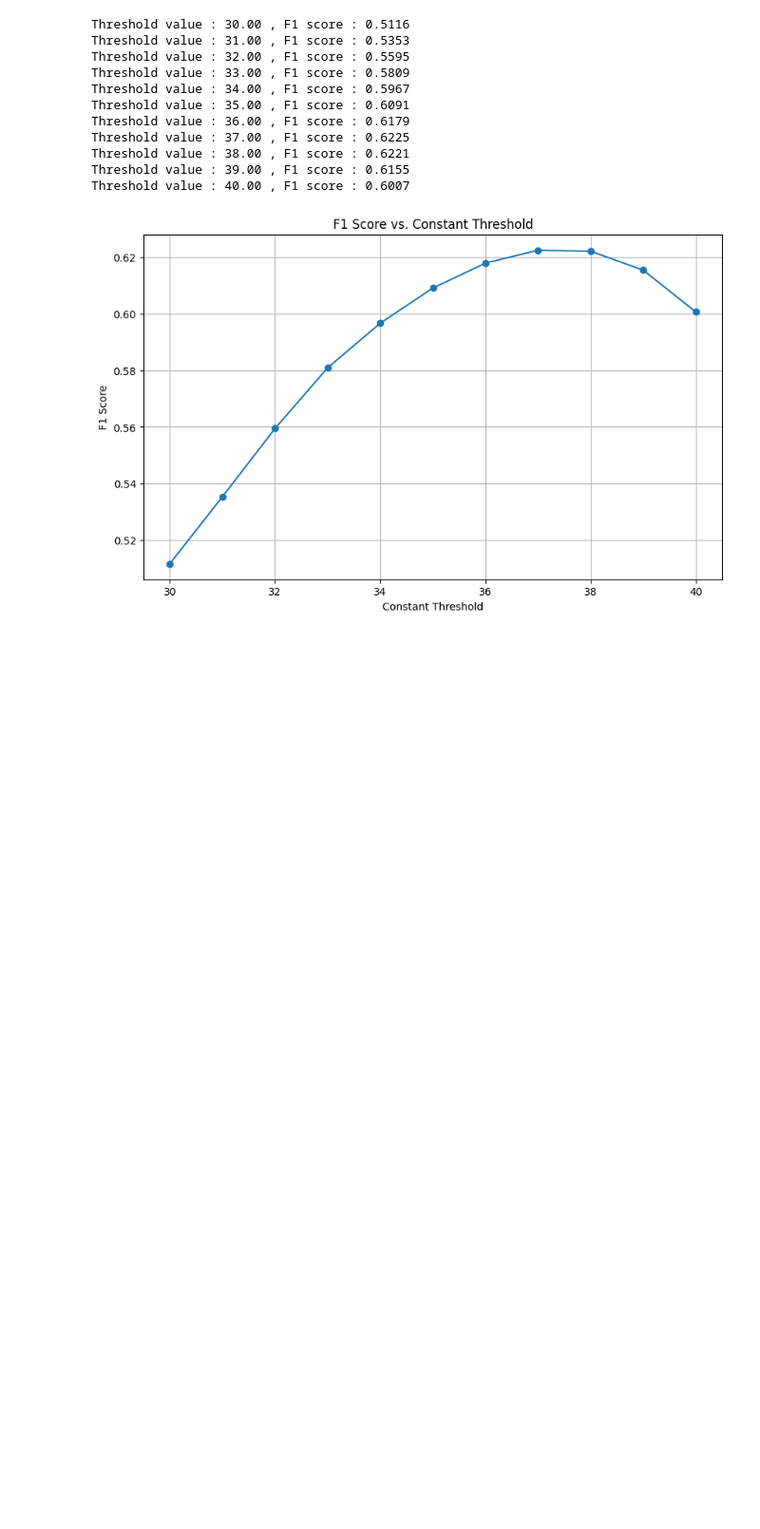
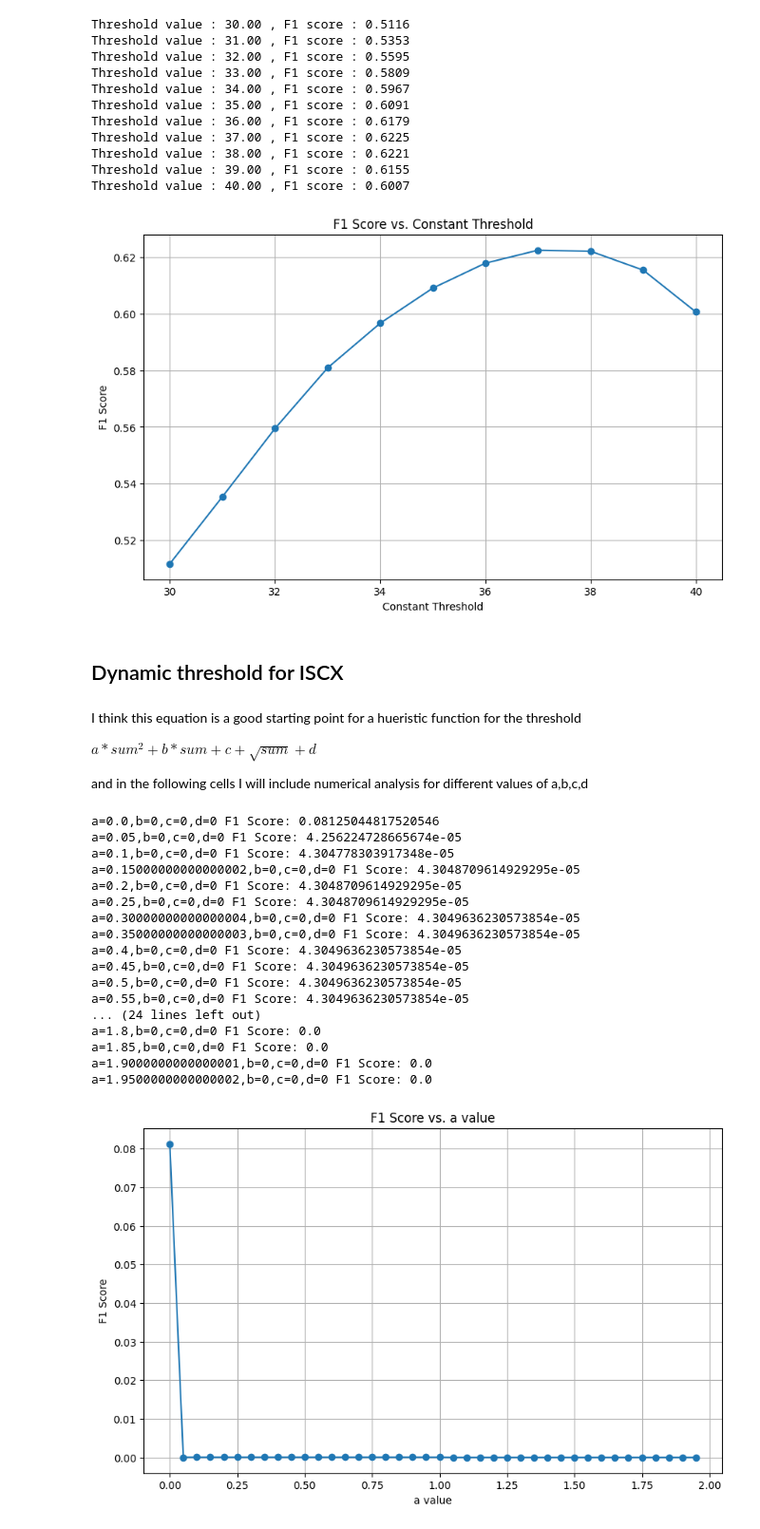
Before and after one commit to MKasaei00/graph-edge-anomaly-detection, a Jupyter notebook: AnoEdge/notebooks/DARPA_ISCX_systematic_metadata_analysis.ipynb, the cells around one changed output. Shown at 95% size. Saved outputs shown, nothing was run; the diff lists cells and outputs as text; code cells hidden in the pictures; blank space fills up the shorter version.

```diff
--- a/AnoEdge/notebooks/DARPA_ISCX_systematic_metadata_analysis.ipynb
+++ b/AnoEdge/notebooks/DARPA_ISCX_systematic_metadata_analysis.ipynb
@@ -945,3 +951,14 @@ Minimum cost: 0.9340228262775981
 ## Combine and try on two datasets
 # %% [markdown]
 Now I will try some values that worked on dataset DARPA. and see how they work or no on dataset ISCX
+# %%
+a = 0
+b = -0.14
+c = 12.87
+d = 0
+
+print(f"a={a},b={b},c={c},d={d}",end=' ')
+df2['generated_threshold_value'] = ((a * (df2['sum']**2)) + (b * df2['sum']) + (c * np.sqrt(df2['sum'])) + d)
+df2['generated_label'] = np.where(df2['score'] >= df2['generated_threshold_value'], 1, 0)
+f1 = f1_score(df2['label'], df2['generated_label'], zero_division=1)
+print(f"F1 Score: {f1:0.4f}")
@@ -1156,3 +1175,71 @@ Threshold value : 38.00 , F1 score : 0.6221
 Threshold value : 39.00 , F1 score : 0.6155
 Threshold value : 40.00 , F1 score : 0.6007
 [figure]
+# %% [markdown]
+## Dynamic threshold for ISCX
+# %% [markdown]
+I think this equation is a good starting point for a hueristic function for the threshold
+
+$a*sum^2+b*sum+c+\sqrt{sum}+d$
+
+and in the following cells I will include numerical analysis for different values of a,b,c,d
+# %%
+# prompt: I want to calculate generated_threshold_value by a*sum^2+b*sum+c*sqrt(sum)+d after that I want to to generate generated_label if the score is generated_threshold_value greater thatn
+
+
+import matplotlib.pyplot as plt
+
+
+thresholds = []
+f1_scores = []
+
+for i in np.arange(0, 2, 0.05):
+  # Define coefficients for the threshold calculation
+  a = i    # Example value, adjust as needed
+  b = 0    # Example value, adjust as needed
+  c = 0    # Example value, adjust as needed
+  d = 0   # Example value, adjust as needed
+  print(f"a={a},b={b},c={c},d={d}",end=' ')
+
+  # Calculate generated_threshold_value
+  df2['generated_threshold_value'] = (a * (df2['sum']**2)) + (b * df2['sum']) + (c * np.sqrt(df2['sum'])) + d
+
+
+  # Generate labels based on the calculated threshold
+  df2['generated_label'] = np.where(df2['score'] >= df2['generated_threshold_value'], 1, 0)
+
+  # Calculate the F1-score
+  f1 = f1_score(df2['label'], df2['generated_label'], zero_division=1)
+
+  thresholds.append(a)
+  f1_scores.append(f1)
+
+  print(f"F1 Score: {f1}")
+
+
+plt.figure(figsize=(10, 6))
+plt.plot(thresholds, f1_scores, marker='o', linestyle='-')
+plt.xlabel("a value")
+plt.ylabel("F1 Score")
+plt.title("F1 Score vs. a value")
+plt.grid(True)
+plt.show()
+# %% [output]
+a=0.0,b=0,c=0,d=0 F1 Score: 0.08125044817520546
+a=0.05,b=0,c=0,d=0 F1 Score: 4.256224728665674e-05
+a=0.1,b=0,c=0,d=0 F1 Score: 4.304778303917348e-05
+a=0.15000000000000002,b=0,c=0,d=0 F1 Score: 4.3048709614929295e-05
+a=0.2,b=0,c=0,d=0 F1 Score: 4.3048709614929295e-05
+a=0.25,b=0,c=0,d=0 F1 Score: 4.3048709614929295e-05
+a=0.30000000000000004,b=0,c=0,d=0 F1 Score: 4.3049636230573854e-05
+a=0.35000000000000003,b=0,c=0,d=0 F1 Score: 4.3049636230573854e-05
+a=0.4,b=0,c=0,d=0 F1 Score: 4.3049636230573854e-05
+a=0.45,b=0,c=0,d=0 F1 Score: 4.3049636230573854e-05
+a=0.5,b=0,c=0,d=0 F1 Score: 4.3049636230573854e-05
+a=0.55,b=0,c=0,d=0 F1 Score: 4.3049636230573854e-05
+... (24 lines left out)
+a=1.8,b=0,c=0,d=0 F1 Score: 0.0
+a=1.85,b=0,c=0,d=0 F1 Score: 0.0
+a=1.9000000000000001,b=0,c=0,d=0 F1 Score: 0.0
+a=1.9500000000000002,b=0,c=0,d=0 F1 Score: 0.0
+[figure, added]
```
Also changed, not shown: parts of 11 cells of this notebook.
